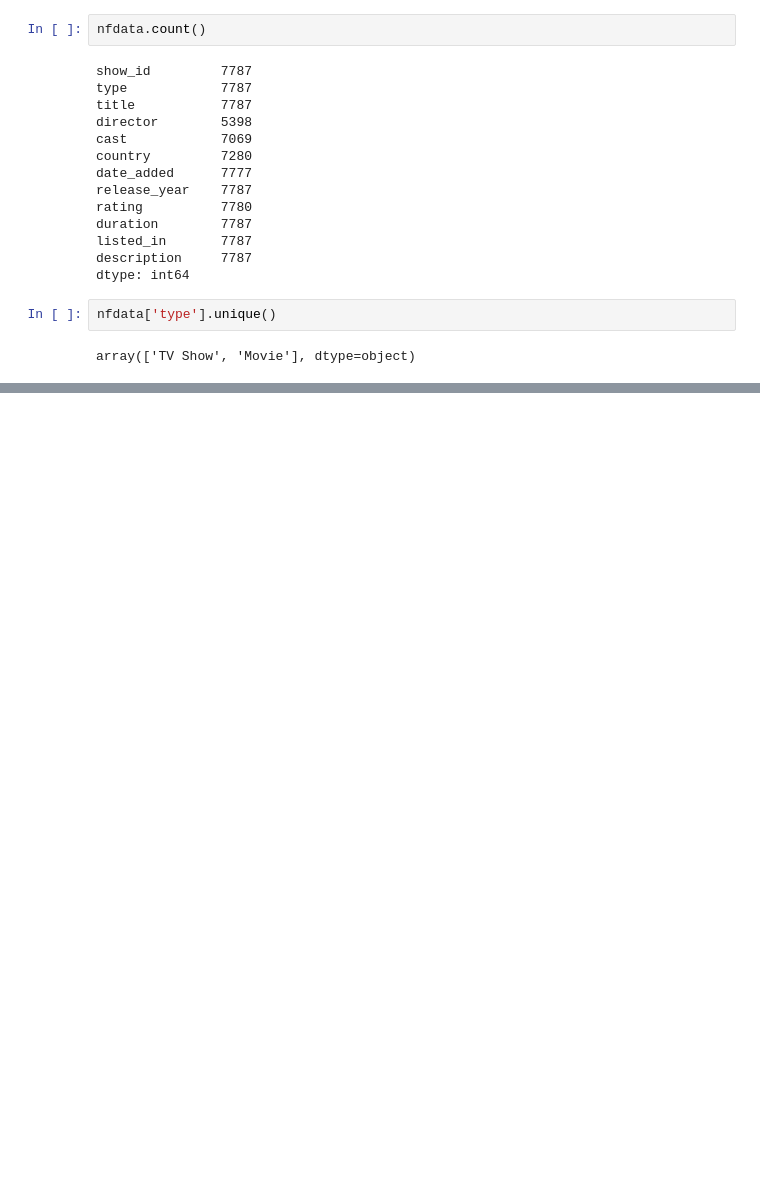
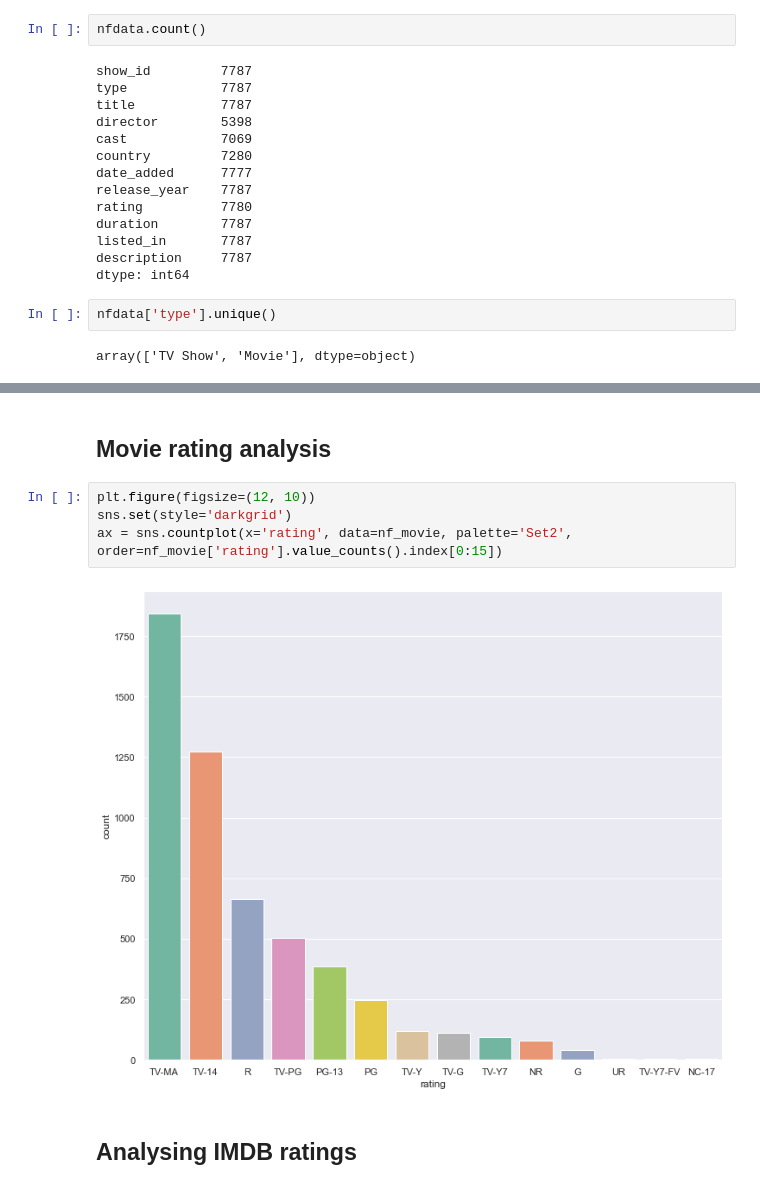
Before and after one commit to ycheng22/Netflix_viz, a Jupyter notebook: Netflix_visual.ipynb, the cells around one changed output, grey strips where cells are left out. Cells and saved outputs as stored; diff of their text form; blank space fills up the shorter version.

```diff
--- a/Netflix_visual.ipynb
+++ b/Netflix_visual.ipynb
@@ -42,0 +79,10 @@ array(['TV Show', 'Movie'], dtype=object)
+# %% [markdown]
+## Movie rating analysis
+# %%
+plt.figure(figsize=(12, 10))
+sns.set(style='darkgrid')
+ax = sns.countplot(x='rating', data=nf_movie, palette='Set2', order=nf_movie['rating'].value_counts().index[0:15])
+# %% [output]
+[figure, added]
+# %% [markdown]
+## Analysing IMDB ratings
```
Also changed, not shown: parts of 22 cells of this notebook.
